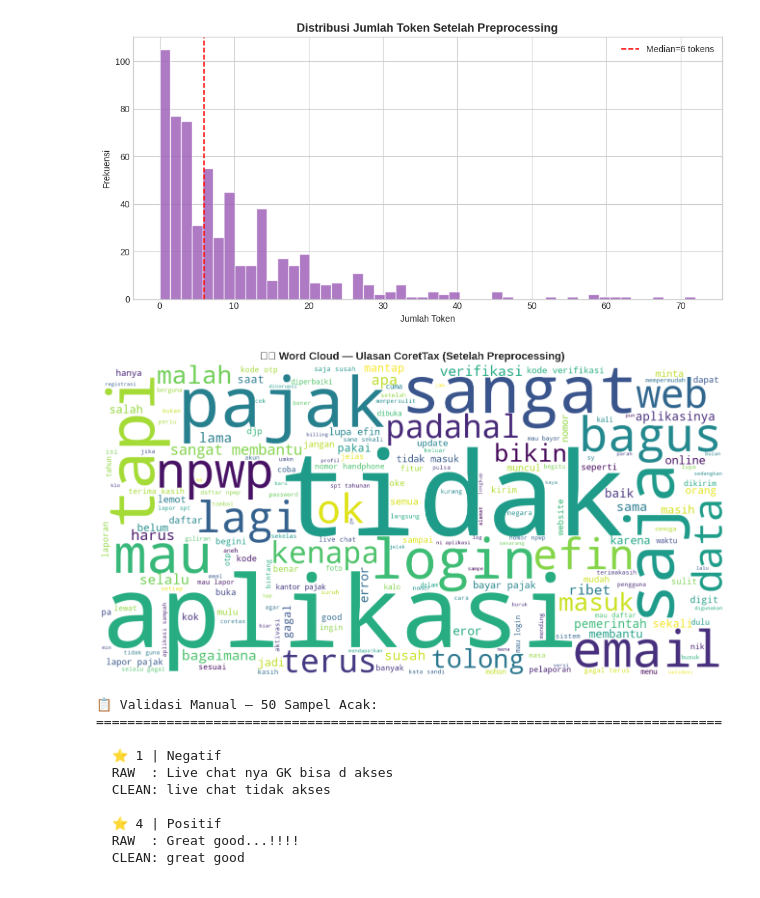
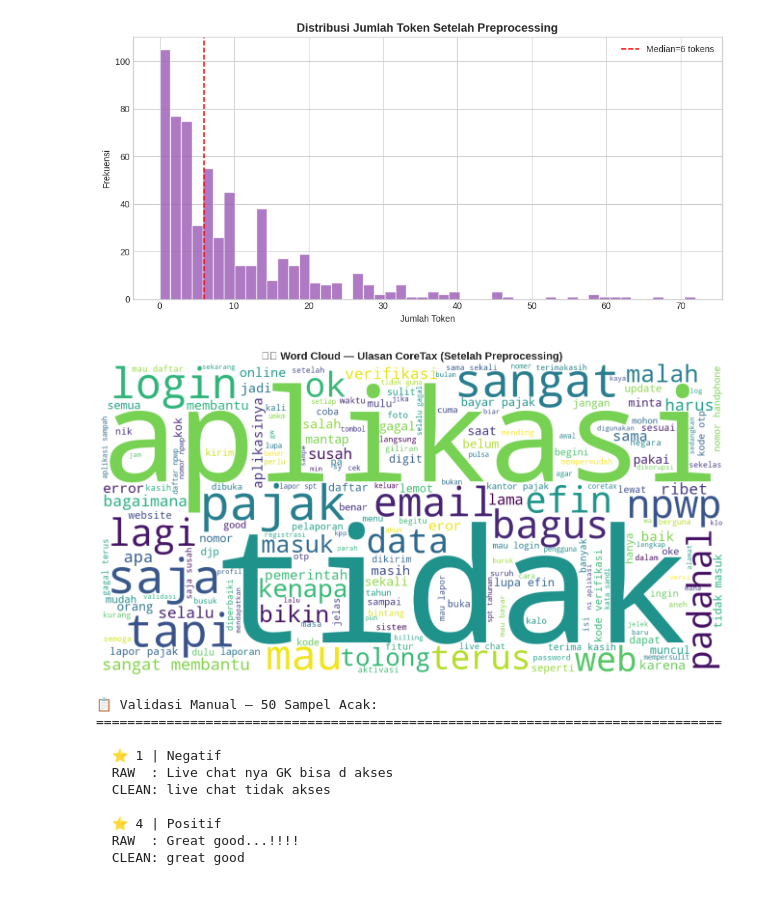
Before and after one commit to Universitas-Cakrawala/final-project-txmg1, a Jupyter notebook: notebooks/02_labeling_and_preprocessing.ipynb, the cells around one changed output. Cells and saved outputs as stored; diff of their text form; code cells hidden in the pictures.

```diff
--- a/notebooks/02_labeling_and_preprocessing.ipynb
+++ b/notebooks/02_labeling_and_preprocessing.ipynb
@@ -194,12 +194,12 @@ plt.show()
 # %%
 # Word cloud setelah preprocessing
 plot_wordcloud(
     df['review_clean'].tolist(),
-    title='☁️ Word Cloud — Ulasan CoretTax (Setelah Preprocessing)',
+    title='☁️ Word Cloud — Ulasan CoreTax (Setelah Preprocessing)',
     save_path='../results/figures/eda/wordcloud_preprocessed.png'
 )
 # %% [output]
-[figure, old version]
+[figure, new version]
 # %%
 # Validasi manual: 50 sampel
 print("\n📋 Validasi Manual — 50 Sampel Acak:")
```
Also changed, not shown: 22 other files.
